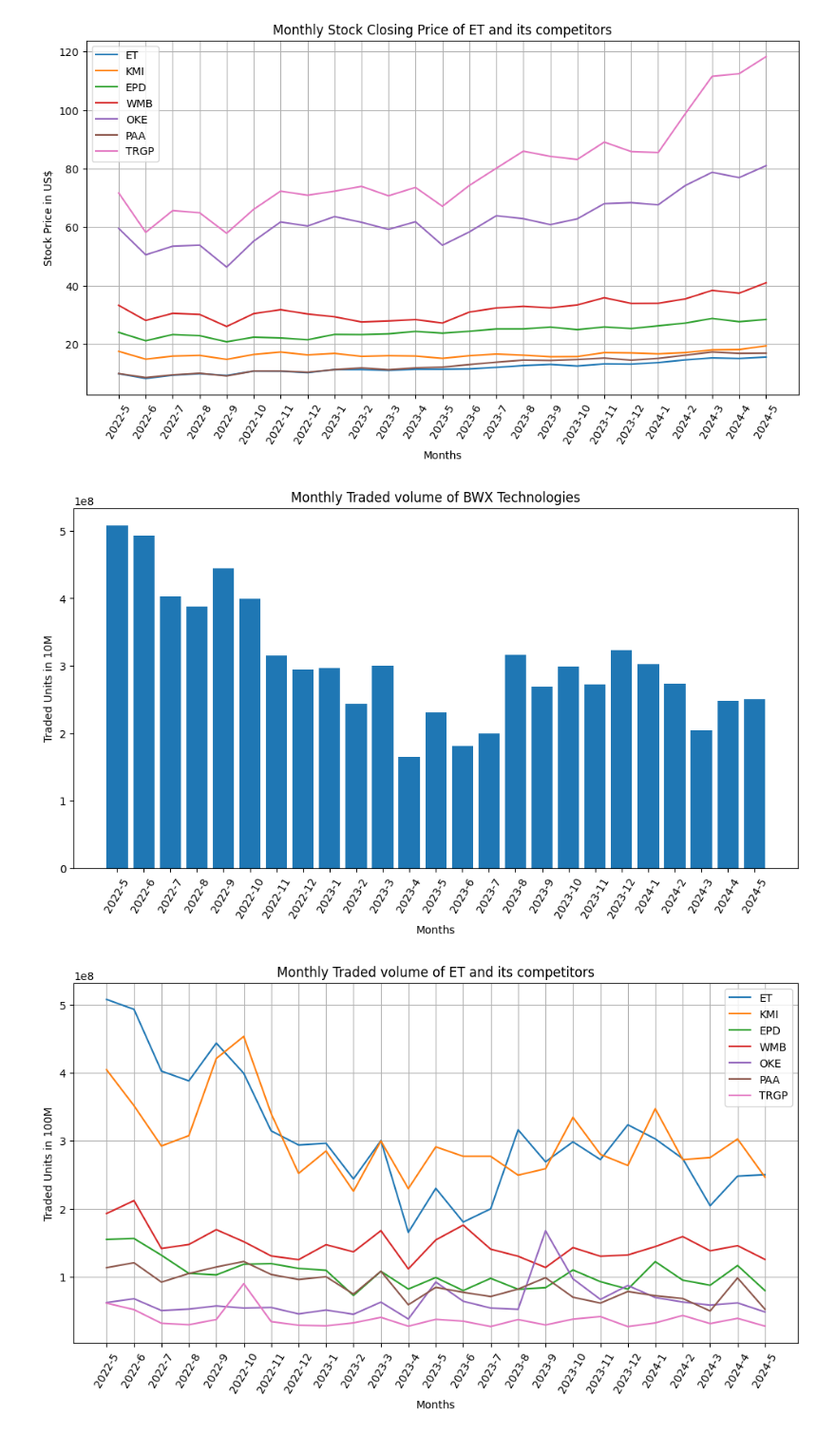
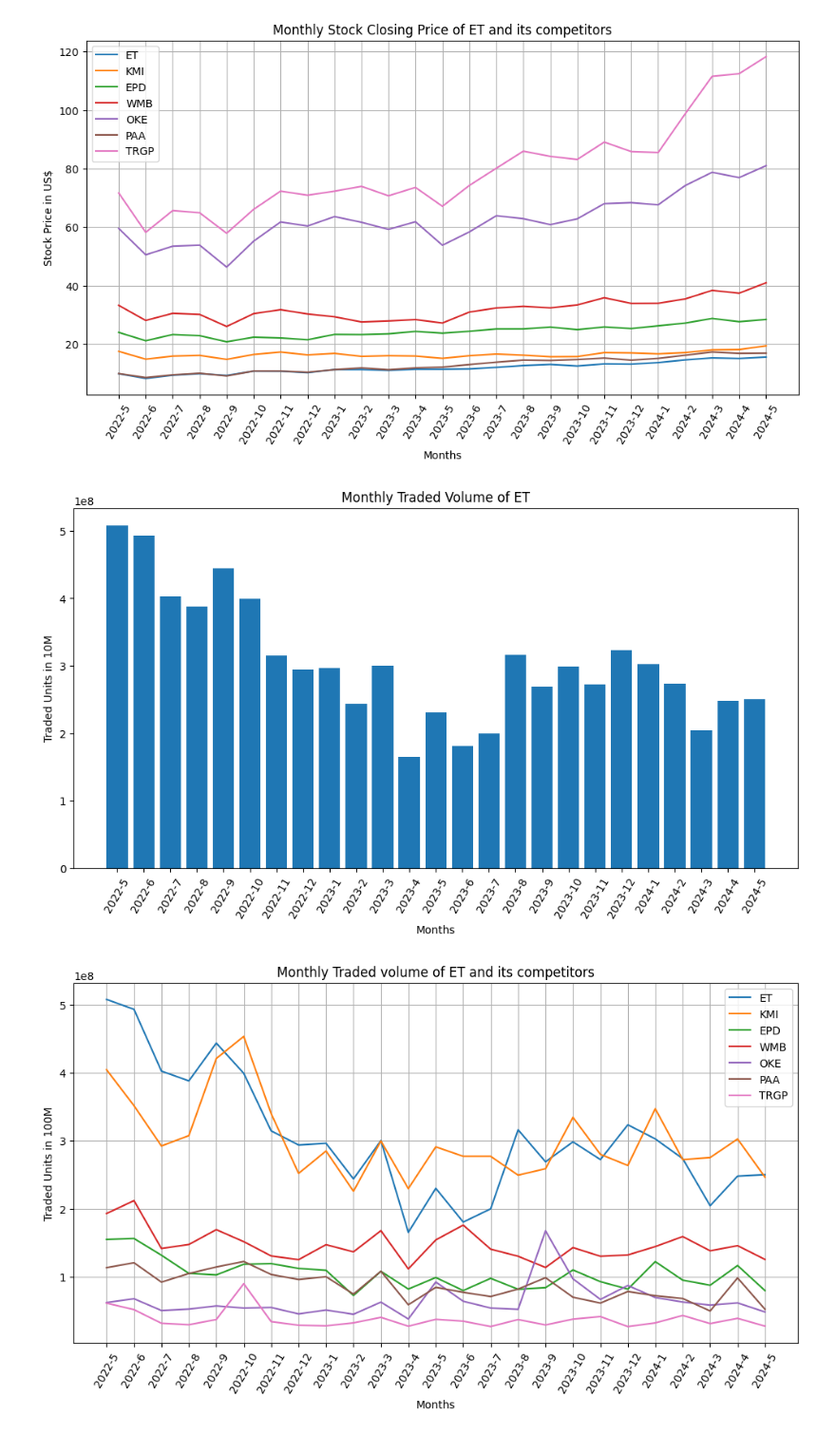
Before and after one commit to jbucsa/Stealth, a Jupyter notebook: src/data/TaskNo5/Task5.ipynb, the cells around one changed output. Shown at 95% size. Drawn from its saved outputs; the diff is of its cells as text; code cells hidden in the pictures.

```diff
--- a/src/data/TaskNo5/Task5.ipynb
+++ b/src/data/TaskNo5/Task5.ipynb
@@ -134,13 +134,13 @@ plt.grid()
 # %%
 plt.figure(figsize=(12, 6))
 plt.bar(dates, monthly_data['ET']['Volume'])
 plt.xticks(rotation=60)
-plt.title("Monthly Traded volume of BWX Technologies")
+plt.title("Monthly Traded Volume of ET")
 plt.ylabel("Traded Units in 10M")
 plt.xlabel("Months")
 plt.show()
 # %% [output]
-[figure, old version]
+[figure, new version]
 # %%
 plt.figure(figsize=(12, 6))
 for ticker in companies:
```
Also changed, not shown: parts of 3 cells of this notebook, 9 other files.
